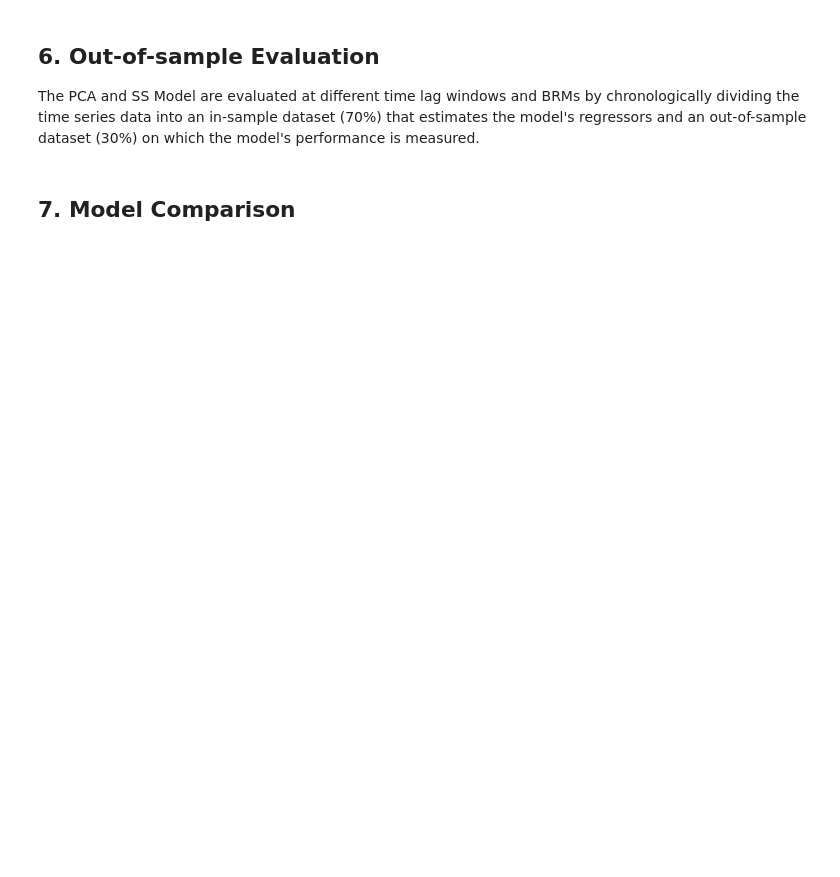
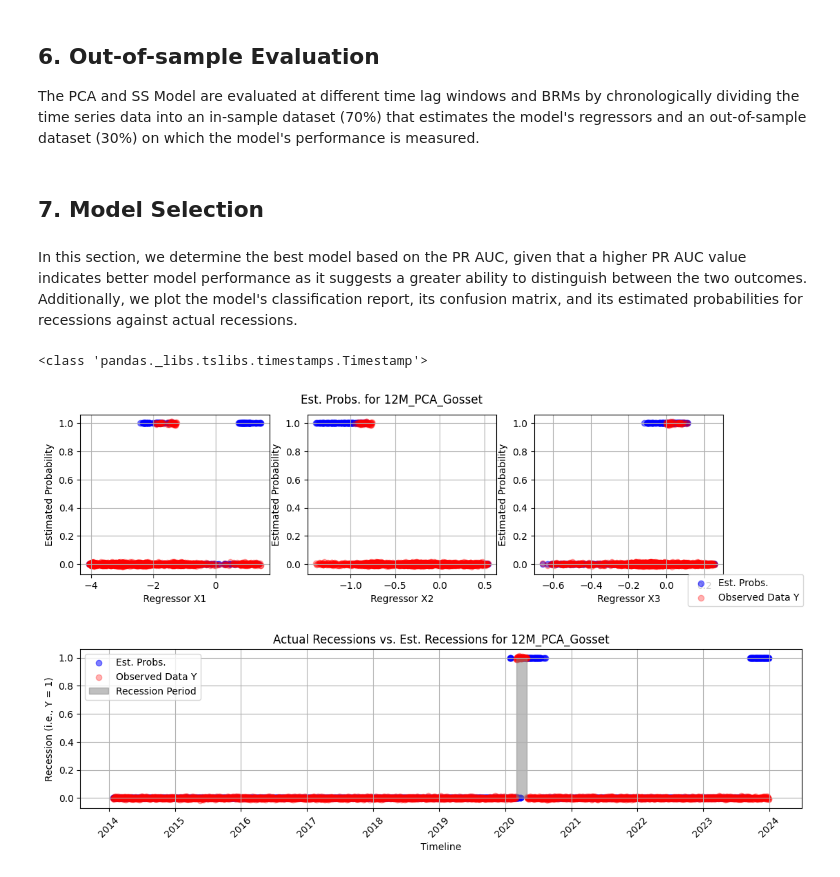
Before and after one commit to VAPopa7/yc-predicting, a Jupyter notebook: main.ipynb, the cells around one changed output. Drawn from its saved outputs; the diff is of its cells as text; code cells hidden in the pictures; blank space fills up the shorter version.

Commit message:
feat: determined best model and plotted predicted recessions in 2 plots

```diff
--- a/main.ipynb
+++ b/main.ipynb
@@ -131,7 +131,7 @@ We can estimate $z$ in these models using maximum likelihood.
 def template_logL(par, X, y, model):
   b = par[:-1]
   z = X @ b
-  y = y.ravel()
+  y = y.values.ravel()
   # For Gosset, estimate coefficients and nu
   if model == gosset_cdf:
     v = par[-1]
@@ -197,6 +197,9 @@ windows = {"6M_":int(shift*0.5),
 # Dictionary containing estimated parameters for both models, at each time window across all BRMs
 model_pars = {}
 
+# Dictionary containing estimated probabilities for both models, at each time window across all BRMs
+model_est_p = {}
+
 # Dictionary containing performance metrics for both models, at each time window across all BRMs
 model_perf = {} # AIC, SC, Brier Score, PR AUC
 model_extras = {} # PR Curve, Confusion Matrix, Classification Report
@@ -209,8 +212,8 @@ def compute_AIC_SC(logL, n, k):
 
 # Function for computing a model's performance metrics
 def perf_metrics(est_par, X_train, y_train, X_test, y_test, model):
-  y_train = y_train.ravel()
-  y_test = y_test.ravel()
+  y_train_values = y_train.values.ravel()
+  y_test_values = y_test.values.ravel()
 
   est_b = est_par[:-1]
   z_train = X_train @ est_b
@@ -230,25 +233,25 @@ def perf_metrics(est_par, X_train, y_train, X_test, y_test, model):
     probs_test = model(z_test)
 
   # Find the optimal threshold determined by the PR curve
-  precs, recs, threshs = precision_recall_curve(y_train, probs_train)
+  precs, recs, threshs = precision_recall_curve(y_train_values, probs_train)
   f1_scores = 2 * (precs * recs) / (precs + recs)
   opt_idx = np.argmax(f1_scores)
   opt_thresh = threshs[opt_idx]
 
   # Compute PR Curve for test data
-  precs, recs, threshs = precision_recall_curve(y_test, probs_test)
+  precs, recs, threshs = precision_recall_curve(y_test_values, probs_test)
   prc_dets = (precs, recs, threshs)
 
   # Estimate y using the optimal threshold determined by the PR curve
   est_y = (probs_test >= opt_thresh).astype(int)
 
   # Compute confusion matrix, classification report, AUC and Brier score
-  pr_auc = average_precision_score(y_test, probs_test)
-  cf_mat = confusion_matrix(y_test, est_y)
-  class_rep = classification_report(y_test, est_y, digits=5)
-  brier = brier_score_loss(y_test, probs_test)
+  pr_auc = average_precision_score(y_test_values, probs_test)
+  cf_mat = confusion_matrix(y_test_values, est_y)
+  class_rep = classification_report(y_test_values, est_y, digits=5)
+  brier = brier_score_loss(y_test_values, probs_test)
 
-  return brier, pr_auc, prc_dets, cf_mat, class_rep
+  return brier, pr_auc, prc_dets, cf_mat, class_rep, est_y
 # %% [markdown]
 ## 6. Out-of-sample Evaluation
 The PCA and SS Model are evaluated at different time lag windows and BRMs by chronologically dividing the time series data into an in-sample dataset (70%) that estimates the model's regressors and an out-of-sample dataset (30%) on which the model's performance is measured.
@@ -280,12 +283,15 @@ for window_name, window_size in windows.items():
             # Compute AIC, SC, Hitrate and save them
             max_logL = -res.fun
             aic, sc = compute_AIC_SC(max_logL, n, k)
-            brier, pr_auc, prc, cf_mat, class_rep = perf_metrics(model_cofs, X_train, y_train, X_test, y_test, bin_cdf)
+            brier, pr_auc, prc, cf_mat, class_rep, est_y = perf_metrics(model_cofs, X_train, y_train, X_test, y_test, bin_cdf)
 
             # Save estimated parameters and performance metrics of current features
             cur_iter = window_name + feat_name + bin_name
             model_perf[cur_iter] = {"AIC":aic, "SC":sc, "Brier":brier, "PR AUC":pr_auc}
             model_pars[cur_iter] = {"Est. Coefs":model_cofs}
             model_extras[cur_iter] = {"PR Curve":prc, "CF. Mat.":cf_mat, "Class. Rep.":class_rep}
+            model_est_p[cur_iter] = {"X":X_test, "y":y_test, "Probs.":est_y}
 # %% [markdown]
-## 7. Model Comparison
+## 7. Model Selection
+# %% [markdown]
+In this section, we determine the best model based on the PR AUC, given that a higher PR AUC value indicates better model performance as it suggests a greater ability to distinguish between the two outcomes. Additionally, we plot the model's classification report, its confusion matrix, and its estimated probabilities for recessions against actual recessions.
@@ -292,4 +339,13 @@ for window_name, window_size in windows.items():
 # %%
 # Save all performance metrics to a .csv
 all_perf = pd.DataFrame(model_perf).T
+all_perf = all_perf.sort_values(by=["PR AUC"], ascending=False)
 all_perf.to_csv("all-perf-mets.csv")
+
+# Select best model based on PR AUC
+best_model = all_perf.iloc[0]
+plot_probs(best_model.name)
+# %% [output]
+<class 'pandas._libs.tslibs.timestamps.Timestamp'>
+[figure, added]
+[figure, added]
```
Also changed, not shown: parts of 3 cells of this notebook, 1 other file.
